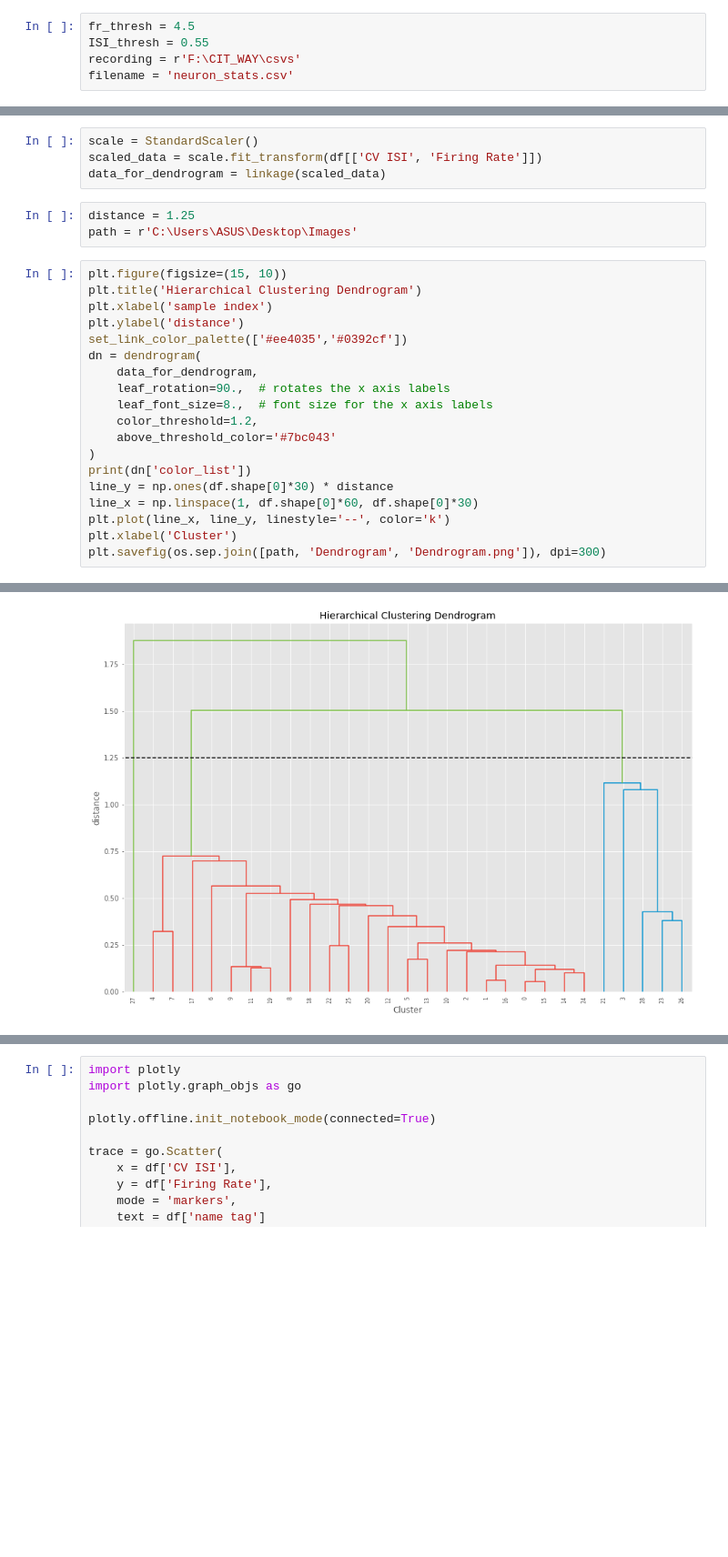
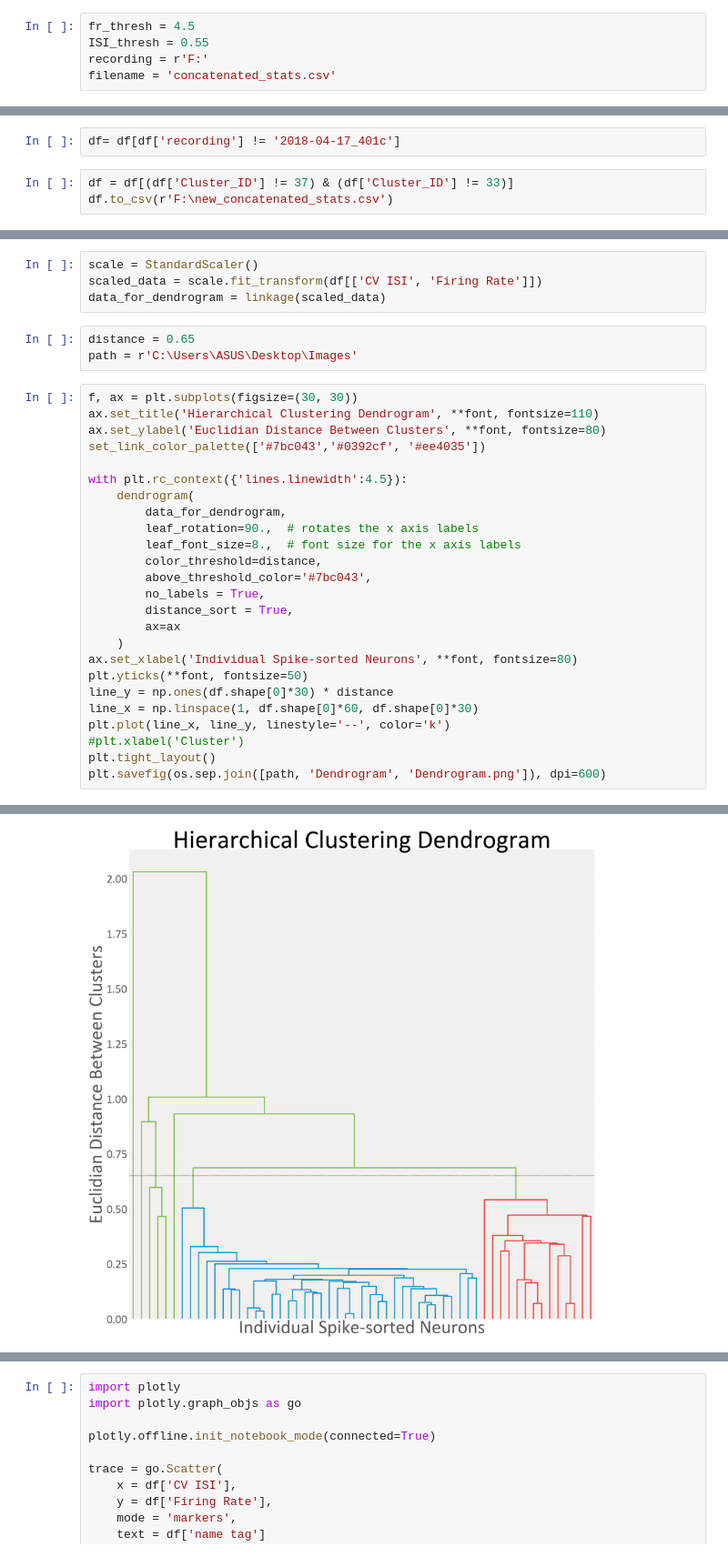
Before and after one commit to Ruairi-osul/ephys, a Jupyter notebook: mua_analysis/notebooks/Cluster testing.ipynb, the cells around one changed output, grey strips where cells are left out. Shown at 91% size. Drawn from its saved outputs; the diff is of its cells as text; blank space fills up the shorter version.

Commit message:
Updated multiple notebooks for formatting and data analysis

```diff
--- a/mua_analysis/notebooks/Cluster testing.ipynb
+++ b/mua_analysis/notebooks/Cluster testing.ipynb
@@ -16,8 +18,8 @@ plt.rcParams['axes.facecolor']='#f2efef'
 # %%
 fr_thresh = 4.5
 ISI_thresh = 0.55
-recording = r'F:\CIT_WAY\csvs'
-filename = 'neuron_stats.csv'
+recording = r'F:'
+filename = 'concatenated_stats.csv'
 # %%
 df = pd.read_csv(os.sep.join([recording, filename]))
 df.index.name = 'Cluster_ID'
@@ -31,3 +50,8 @@ plt.show()
+# %%
+df= df[df['recording'] != '2018-04-17_401c']
+# %%
+df = df[(df['Cluster_ID'] != 37) & (df['Cluster_ID'] != 33)]
+df.to_csv(r'F:\new_concatenated_stats.csv')
 # %% [markdown]
 ### Dendrogram
 # %%
@@ -35,25 +59,31 @@ scale = StandardScaler()
 scaled_data = scale.fit_transform(df[['CV ISI', 'Firing Rate']])
 data_for_dendrogram = linkage(scaled_data)
 # %%
-distance = 1.25
+distance = 0.65
 path = r'C:\Users\ASUS\Desktop\Images'
 # %%
-plt.figure(figsize=(15, 10))
-plt.title('Hierarchical Clustering Dendrogram')
-plt.xlabel('sample index')
-plt.ylabel('distance')
-set_link_color_palette(['#ee4035','#0392cf'])
-dn = dendrogram(
-    data_for_dendrogram,
-    leaf_rotation=90.,  # rotates the x axis labels
-    leaf_font_size=8.,  # font size for the x axis labels
-    color_threshold=1.2,
-    above_threshold_color='#7bc043'
-)
-print(dn['color_list'])
+f, ax = plt.subplots(figsize=(30, 30))
+ax.set_title('Hierarchical Clustering Dendrogram', **font, fontsize=110)
+ax.set_ylabel('Euclidian Distance Between Clusters', **font, fontsize=80)
+set_link_color_palette(['#7bc043','#0392cf', '#ee4035'])
+
+with plt.rc_context({'lines.linewidth':4.5}):
+    dendrogram(
+        data_for_dendrogram,
+        leaf_rotation=90.,  # rotates the x axis labels
+        leaf_font_size=8.,  # font size for the x axis labels
+        color_threshold=distance,
+        above_threshold_color='#7bc043',
+        no_labels = True,
+        distance_sort = True,
+        ax=ax
+    )
+ax.set_xlabel('Individual Spike-sorted Neurons', **font, fontsize=80)
+plt.yticks(**font, fontsize=50)
 line_y = np.ones(df.shape[0]*30) * distance
 line_x = np.linspace(1, df.shape[0]*60, df.shape[0]*30)
 plt.plot(line_x, line_y, linestyle='--', color='k')
-plt.xlabel('Cluster')
-plt.savefig(os.sep.join([path, 'Dendrogram', 'Dendrogram.png']), dpi=300)
+#plt.xlabel('Cluster')
+plt.tight_layout()
+plt.savefig(os.sep.join([path, 'Dendrogram', 'Dendrogram.png']), dpi=600)
 # %% [output]
@@ -61,4 +90,4 @@ plt.savefig(os.sep.join([path, 'Dendrogram', 'Dendrogram.png']), dpi=300)
-[figure, old version]
+[figure, new version]
 # %%
 distance = distance
 clusters = fcluster(data_for_dendrogram, distance, criterion='distance')
```
Also changed, not shown: parts of 14 cells of this notebook, 16 other files.
